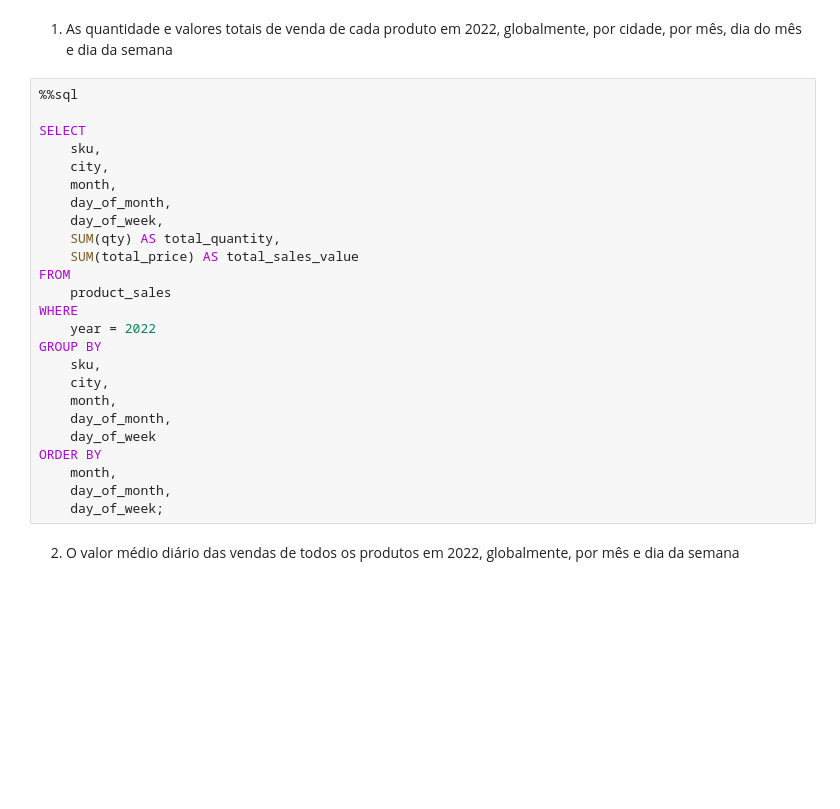
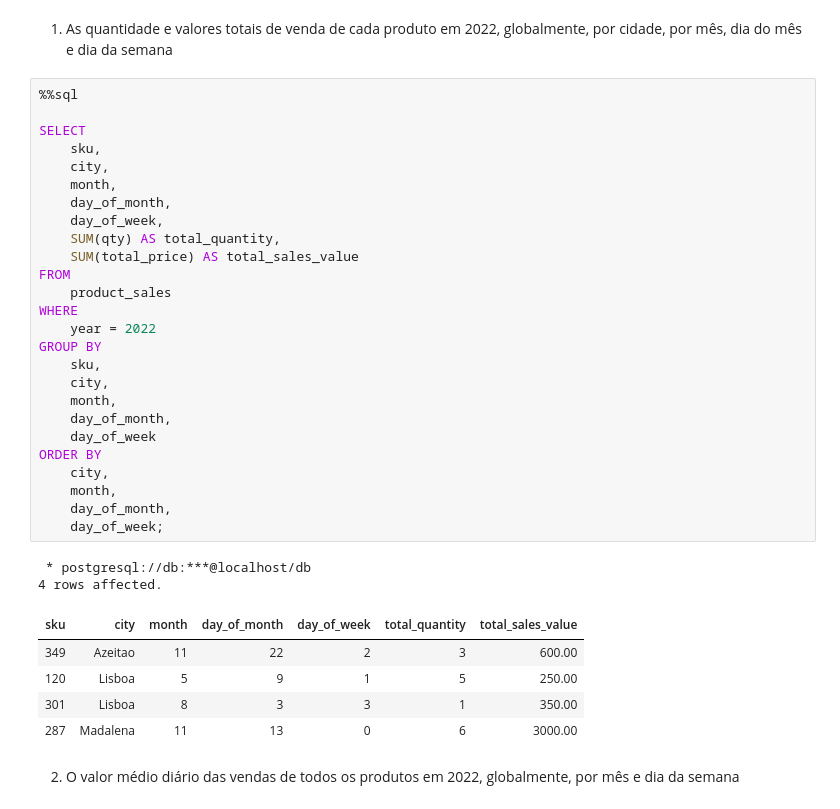
Before and after one commit to GreenMemory16/BD-2022-2023, a Jupyter notebook: Entrega3/E3-report.ipynb, the cells around one changed output. Drawn from its saved outputs; the diff is of its cells as text; blank space fills up the shorter version.

```diff
--- a/Entrega3/E3-report.ipynb
+++ b/Entrega3/E3-report.ipynb
@@ -461,28 +461,37 @@ Usando a vista desenvolvida para a Questão 3, escreva duas consultas SQL que pe
 # %%
 %%sql
 
 SELECT
     sku,
     city,
     month,
     day_of_month,
     day_of_week,
     SUM(qty) AS total_quantity,
     SUM(total_price) AS total_sales_value
 FROM
     product_sales
 WHERE
     year = 2022
 GROUP BY
     sku,
     city,
     month,
     day_of_month,
     day_of_week
 ORDER BY
+    city,
     month,
     day_of_month,
     day_of_week;
+# %% [output]
+ * postgresql://db:***@localhost/db
+4 rows affected.
+| sku | city | month | day_of_month | day_of_week | total_quantity | total_sales_value |
+| 349 | Azeitao | 11 | 22 | 2 | 3 | 600.00 |
+| 120 | Lisboa | 5 | 9 | 1 | 5 | 250.00 |
+| 301 | Lisboa | 8 | 3 | 3 | 1 | 350.00 |
+| 287 | Madalena | 11 | 13 | 0 | 6 | 3000.00 |
 # %% [markdown]
 2. O valor médio diário das vendas de todos os produtos em 2022, globalmente, por mês e dia da semana
 # %%
```
Also changed, not shown: parts of 8 cells of this notebook.
